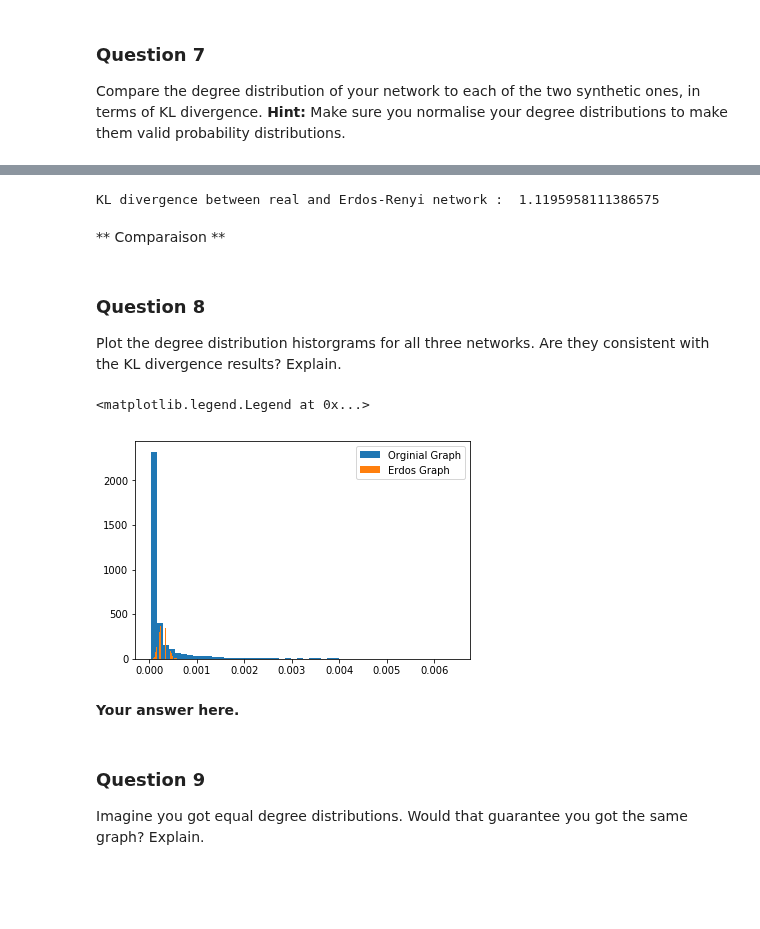
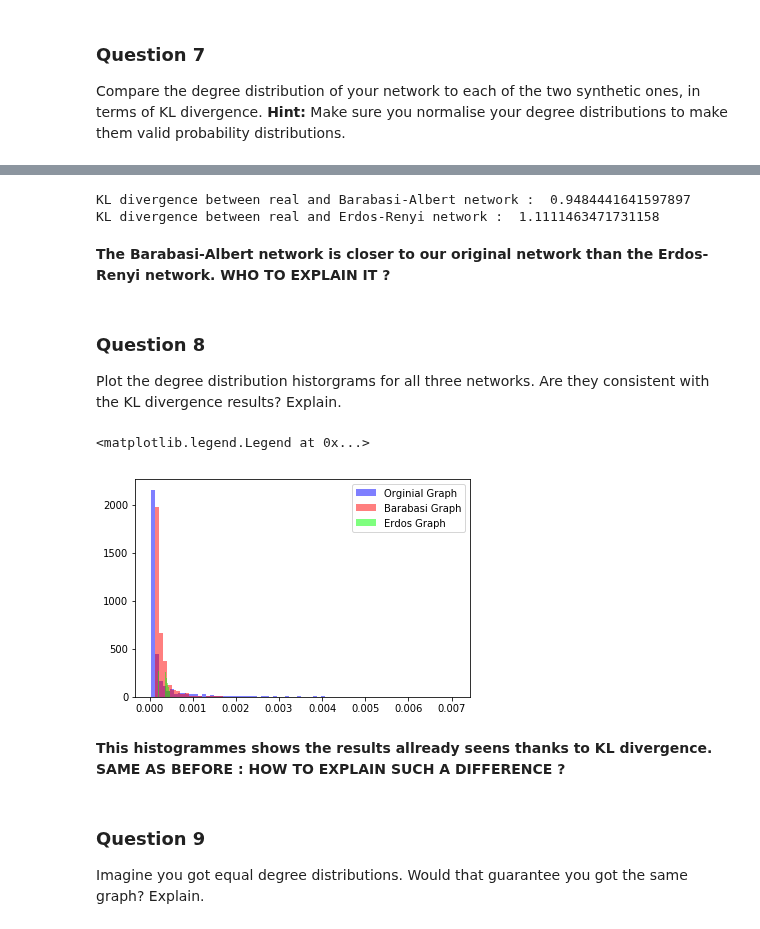
Before and after one commit to nicolasFontbonne/NTDS_group_6, a Jupyter notebook: milestones/2_network_models.ipynb, the cells around one changed output, grey strips where cells are left out. Cells and saved outputs as stored; diff of their text form; code cells hidden in the pictures; blank space fills up the shorter version.

Commit message:
Barabasi added + end part 1 - Must be check

```diff
--- a/milestones/2_network_models.ipynb
+++ b/milestones/2_network_models.ipynb
@@ -315,32 +338,30 @@ NameError: name 'adjacency_barabasi' is not defined
 # %%
 #Comparaison of KL divergences
-#print('KL divergence between real and Barabasi-Albert network : ',
-     # kl_divergence(degree_distribution_real, degree_distribution_Barabasi))
+print('KL divergence between real and Barabasi-Albert network : ',
+     kl_divergence(degree_distribution_real, degree_distribution_Barabasi))
 print('KL divergence between real and Erdos-Renyi network : ',
       kl_divergence(degree_distribution_real, degree_distribution_Erdos))
 
 #If 0, the graphs are the same
 # %% [output]
-KL divergence between real and Erdos-Renyi network :  1.1195958111386575
+KL divergence between real and Barabasi-Albert network :  0.9484441641597897
+KL divergence between real and Erdos-Renyi network :  1.1111463471731158
-# %% [markdown]
-** Comparaison **
+# %% [markdown]
+**The Barabasi-Albert network is closer to our original network than the Erdos-Renyi network. WHO TO EXPLAIN IT ?**
 # %% [markdown]
 ### Question 8
 
 Plot the degree distribution historgrams for all three networks. Are they consistent with the KL divergence results? Explain.
 # %%
-plt.hist(degree_distribution_real, bins = 50, label='Orginial Graph');
-
-plt.hist(degree_distribution_Erdos, bins = 50, label='Erdos Graph');
-
-#plt.hist(degree_distribution_Barabasi, weights=weights, bins = 50);
-
+plt.hist(degree_distribution_real, bins = 70, fc=(0, 0, 1, 0.5), label='Orginial Graph');
+plt.hist(degree_distribution_Barabasi, bins = 70, fc=(1, 0, 0, 0.5), label='Barabasi Graph');
+plt.hist(degree_distribution_Erdos, bins = 70, fc=(0, 1, 0, 0.5),  label='Erdos Graph');
 plt.legend()
 # %% [output]
 <matplotlib.legend.Legend at 0x...>
-[figure, old version]
+[figure, new version]
-# %% [markdown]
-**Your answer here.**
+# %% [markdown]
+**This histogrammes shows the results allready seens thanks to KL divergence. SAME AS BEFORE : HOW TO EXPLAIN SUCH A DIFFERENCE ?**
 # %% [markdown]
 ### Question 9
 
```
Also changed, not shown: parts of 10 cells of this notebook.
